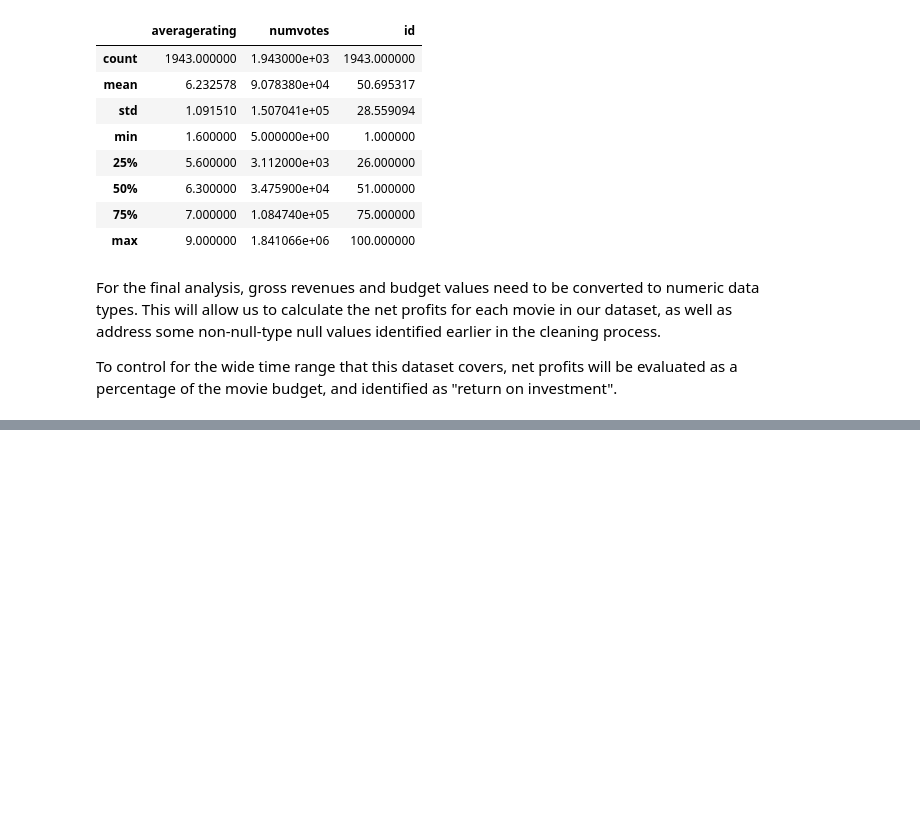
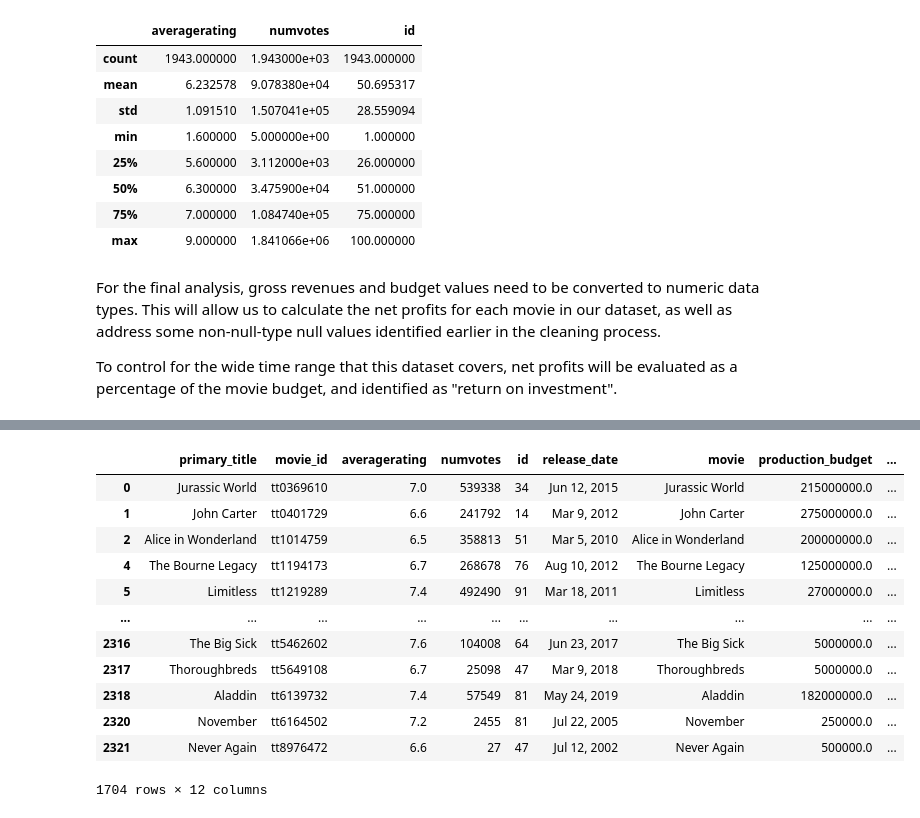
Before and after one commit to anita-camlic/Movie_Studio_Analysis, a Jupyter notebook: movie_budget_analysis.ipynb, the cells around one changed output, grey strips where cells are left out. Drawn from its saved outputs; the diff is of its cells as text; code cells hidden in the pictures; blank space fills up the shorter version.

```diff
--- a/movie_budget_analysis.ipynb
+++ b/movie_budget_analysis.ipynb
@@ -191,0 +238,20 @@ To control for the wide time range that this dataset covers, net profits will be
+# %%
+#return on investment
+movie_rating_budget_df["total_return_on_investment"] = movie_rating_budget_df["worldwide_gross"]/movie_rating_budget_df["production_budget"]
+movie_rating_budget_df["domestic_return_on_investment"] = movie_rating_budget_df["domestic_gross"]/movie_rating_budget_df["production_budget"]
+#check table results
+movie_rating_budget_df
+# %% [output]
+|  | primary_title | movie_id | averagerating | numvotes | id | release_date | movie | production_budget | ... |
+| 0 | Jurassic World | tt0369610 | 7.0 | 539338 | 34 | Jun 12, 2015 | Jurassic World | 215000000.0 | ... |
+| 1 | John Carter | tt0401729 | 6.6 | 241792 | 14 | Mar 9, 2012 | John Carter | 275000000.0 | ... |
+| 2 | Alice in Wonderland | tt1014759 | 6.5 | 358813 | 51 | Mar 5, 2010 | Alice in Wonderland | 200000000.0 | ... |
+| 4 | The Bourne Legacy | tt1194173 | 6.7 | 268678 | 76 | Aug 10, 2012 | The Bourne Legacy | 125000000.0 | ... |
+| 5 | Limitless | tt1219289 | 7.4 | 492490 | 91 | Mar 18, 2011 | Limitless | 27000000.0 | ... |
+| ... | ... | ... | ... | ... | ... | ... | ... | ... | ... |
+| 2316 | The Big Sick | tt5462602 | 7.6 | 104008 | 64 | Jun 23, 2017 | The Big Sick | 5000000.0 | ... |
+| 2317 | Thoroughbreds | tt5649108 | 6.7 | 25098 | 47 | Mar 9, 2018 | Thoroughbreds | 5000000.0 | ... |
+| 2318 | Aladdin | tt6139732 | 7.4 | 57549 | 81 | May 24, 2019 | Aladdin | 182000000.0 | ... |
+| 2320 | November | tt6164502 | 7.2 | 2455 | 81 | Jul 22, 2005 | November | 250000.0 | ... |
+| 2321 | Never Again | tt8976472 | 6.6 | 27 | 47 | Jul 12, 2002 | Never Again | 500000.0 | ... |
+1704 rows × 12 columns
```
Also changed, not shown: parts of 9 cells of this notebook.
